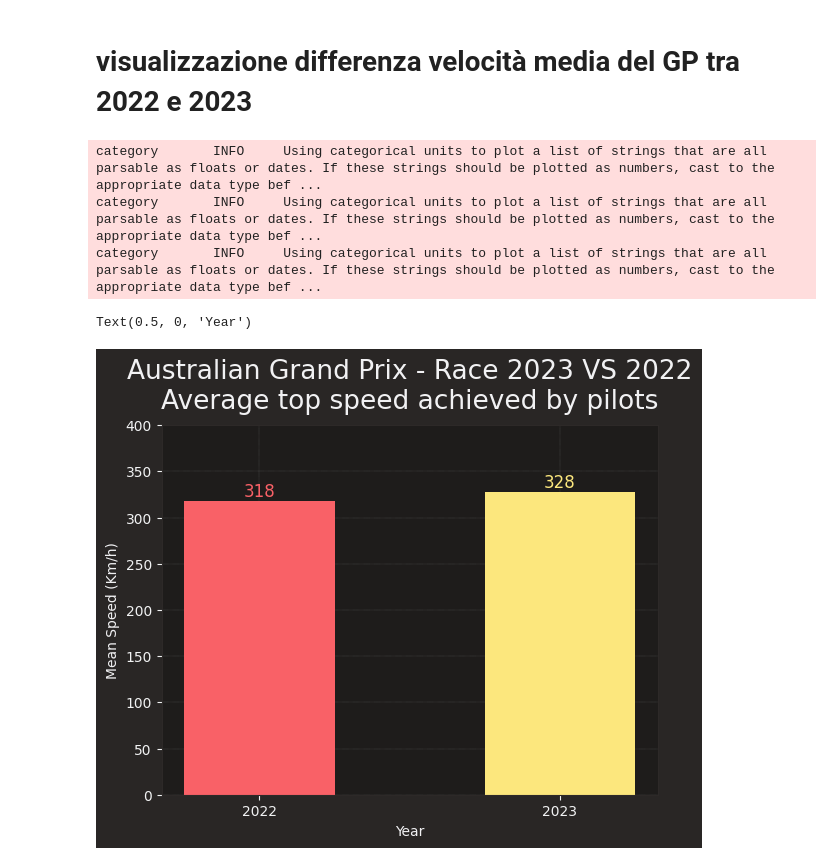
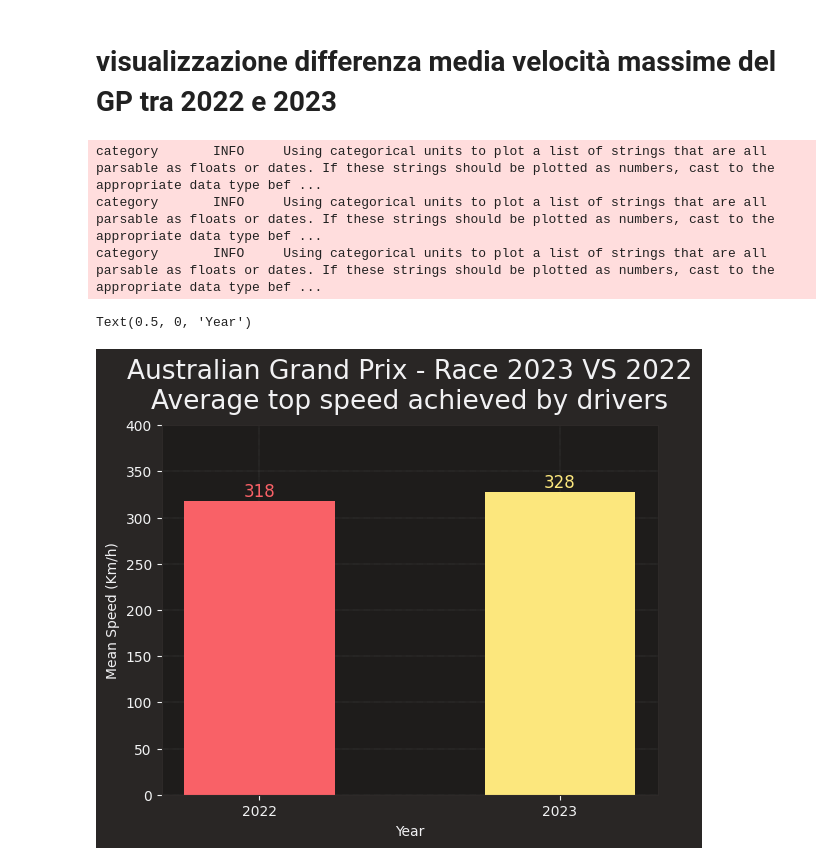
Before and after one commit to Rick8998/Australia2023F1, a Jupyter notebook: SessionAnalysis/meanSpeed22_23.ipynb, the cells around one changed output. Cells and saved outputs as stored; diff of their text form; code cells hidden in the pictures.

```diff
--- a/SessionAnalysis/meanSpeed22_23.ipynb
+++ b/SessionAnalysis/meanSpeed22_23.ipynb
@@ -1,5 +1,5 @@
 # %% [markdown]
-# visualizzazione differenza velocità media del GP tra 2022 e 2023
+# visualizzazione differenza media velocità massime del GP tra 2022 e 2023
 # %%
 import fastf1 as ff1
 import pandas as pd
@@ -30,32 +30,32 @@ drivers22 = pd.unique(fp22.laps['Driver'])
 #elimino i tempi in cui i piloti erano in giro in o out
 fp_laps23 = fp_laps23.loc[(fp_laps23['PitOutTime'].isnull() & fp_laps23['PitInTime'].isnull() & fp_laps23['IsAccurate'] == True)]
 fp_laps22 = fp_laps22.loc[(fp_laps22['PitOutTime'].isnull() & fp_laps22['PitInTime'].isnull() & fp_laps22['IsAccurate'] == True)]
 max_speed_list23 = list()
 max_speed_list22 = list()
 for driver in drivers23:
     if not driver == "LEC":
         max_speed_list23.append(max(fp_laps23.pick_driver(driver).get_car_data()['Speed']))
 
 
 for driver in drivers22:
     if not driver == "SAI":
         max_speed_list22.append(max(fp_laps22.pick_driver(driver).get_car_data()['Speed']))
 
 
 dict_mean_speed22 = {"2022": int(np.mean(max_speed_list22))}
 dict_mean_speed23 = {"2023": int(np.mean(max_speed_list23))}
 ff1.plotting.setup_mpl()
 plt.bar_label(plt.bar(list(dict_mean_speed22.keys()),list(dict_mean_speed22.values()), color = "#F96167", width=0.5), fontsize = 12, color = '#F96167')
 plt.bar_label(plt.bar(list(dict_mean_speed23.keys()),list(dict_mean_speed23.values()), color = "#FCE77D", width=0.5), fontsize = 12, color = '#FCE77D')
-plt.title(f"{fp23.event.EventName} - {fp23.name} {fp23.event.year} VS {fp22.event.year}\nAverage top speed achieved by pilots")
+plt.title(f"{fp23.event.EventName} - {fp23.name} {fp23.event.year} VS {fp22.event.year}\nAverage top speed achieved by drivers")
 plt.grid(color = 'grey', linestyle = ':', linewidth = 0.3)
 ax = plt.gca()
 ax.set_ylim([0, 400])
 plt.ylabel("Mean Speed (Km/h)")
 plt.xlabel("Year")
 # %% [output]
 category       INFO     Using categorical units to plot a list of strings that are all parsable as floats or dates. If these strings should be plotted as numbers, cast to the appropriate data type bef ...
 category       INFO     Using categorical units to plot a list of strings that are all parsable as floats or dates. If these strings should be plotted as numbers, cast to the appropriate data type bef ...
 category       INFO     Using categorical units to plot a list of strings that are all parsable as floats or dates. If these strings should be plotted as numbers, cast to the appropriate data type bef ...
 Text(0.5, 0, 'Year')
-[figure, old version]
+[figure, new version]
```
Also changed, not shown: 2 other files.
